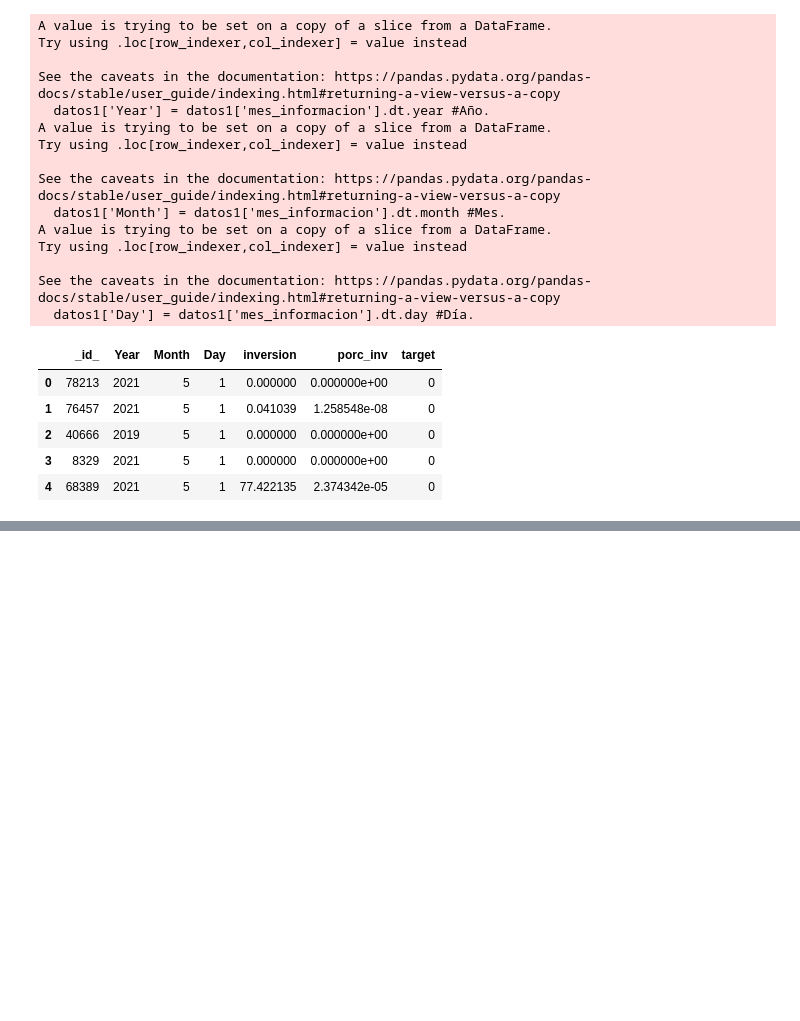
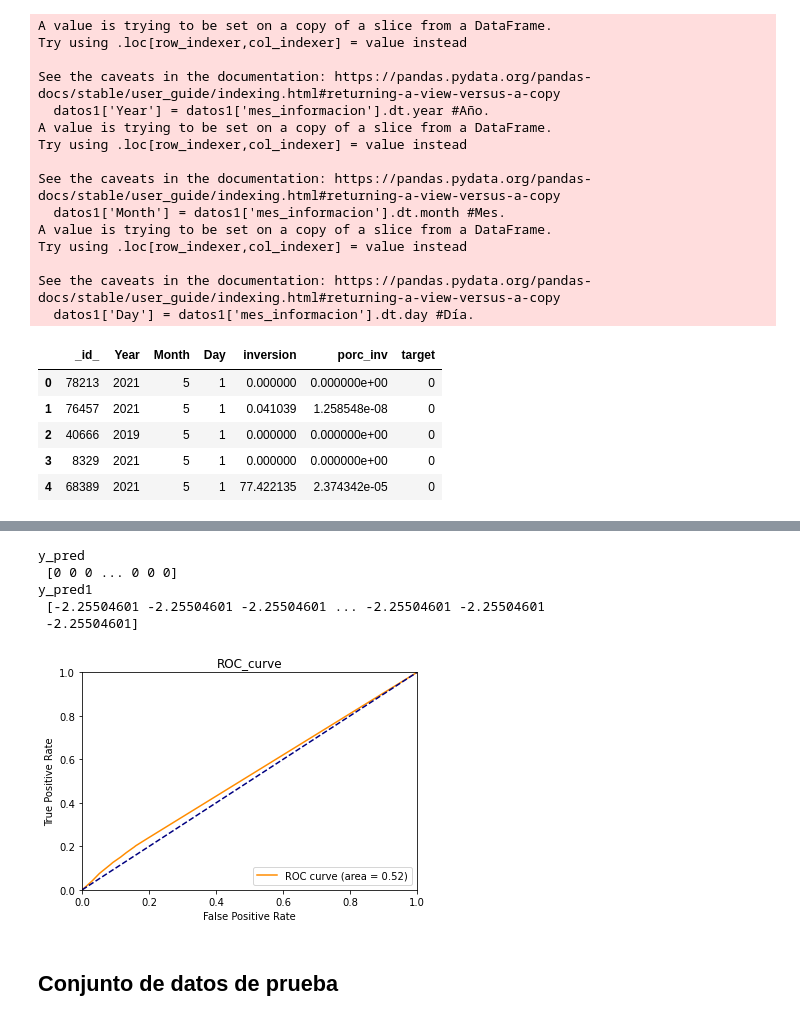
Before and after one commit to fjoh378/equipo_alfa_buena_maravilla_onda_dinamita_escuadron_lobo, a Jupyter notebook: Tarea_2/Tarea_2.ipynb, the cells around one changed output, grey strips where cells are left out. Saved outputs shown, nothing was run; the diff lists cells and outputs as text; code cells hidden in the pictures; blank space fills up the shorter version.

Commit message:
regresion logistica DONE

```diff
--- a/Tarea_2/Tarea_2.ipynb
+++ b/Tarea_2/Tarea_2.ipynb
@@ -123,0 +274,3 @@ rdy_table.head()
+# %%
+X_woe_train = X_train.iloc[:,6:]
+X_woe_train.head()
@@ -123,0 +284,31 @@ rdy_table.head()
+# %%
+model = LogisticRegression()
+clf = model.fit(X_woe_train, y_train)
+# %%
+y_pred = clf.predict(X_woe_train)
+y_pred1 = clf.decision_function(X_woe_train)
+print('y_pred\n', y_pred)
+print('y_pred1\n', y_pred1)
+
+#Draw ROC curve and calculate AUC value
+fpr, tpr, threshold = roc_curve(y_train, y_pred1)
+roc_auc = auc(fpr, tpr)
+plot(fpr, tpr, color='darkorange',
+         label = 'ROC curve (area = %0.2f)' % roc_auc)
+plt.plot([0, 1], [0, 1], color = 'navy', linestyle = '--')
+plt.xlim([0.0, 1.0])
+plt.ylim([0.0, 1.0])
+plt.xlabel('False Positive Rate')
+plt.ylabel('True Positive Rate')
+plt.title('ROC_curve')
+plt.legend(loc="lower right")
+plt.show()
+# %% [output]
+y_pred
+ [0 0 0 ... 0 0 0]
+y_pred1
+ [-2.25504601 -2.25504601 -2.25504601 ... -2.25504601 -2.25504601
+ -2.25504601]
+[figure, added]
+# %% [markdown]
+## Conjunto de datos de prueba
```
Also changed, not shown: parts of 17 cells of this notebook.
